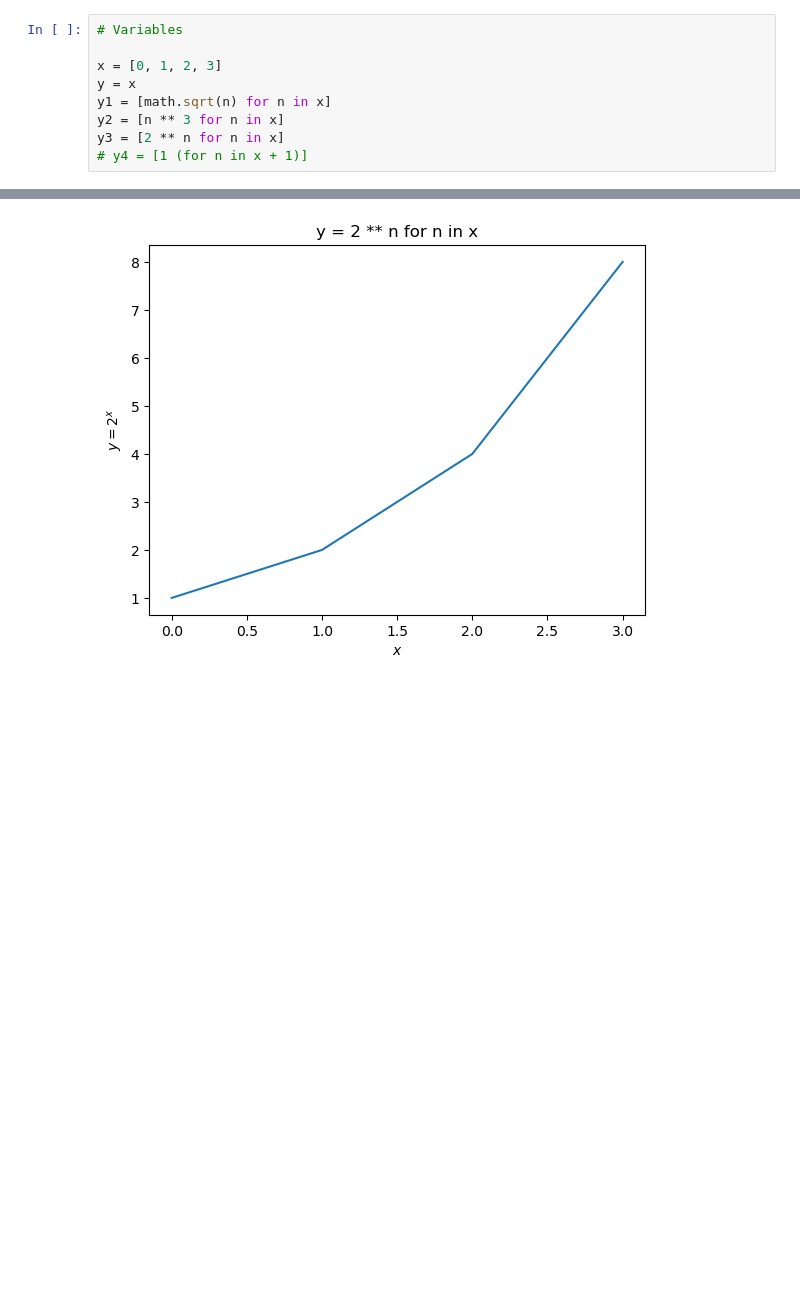
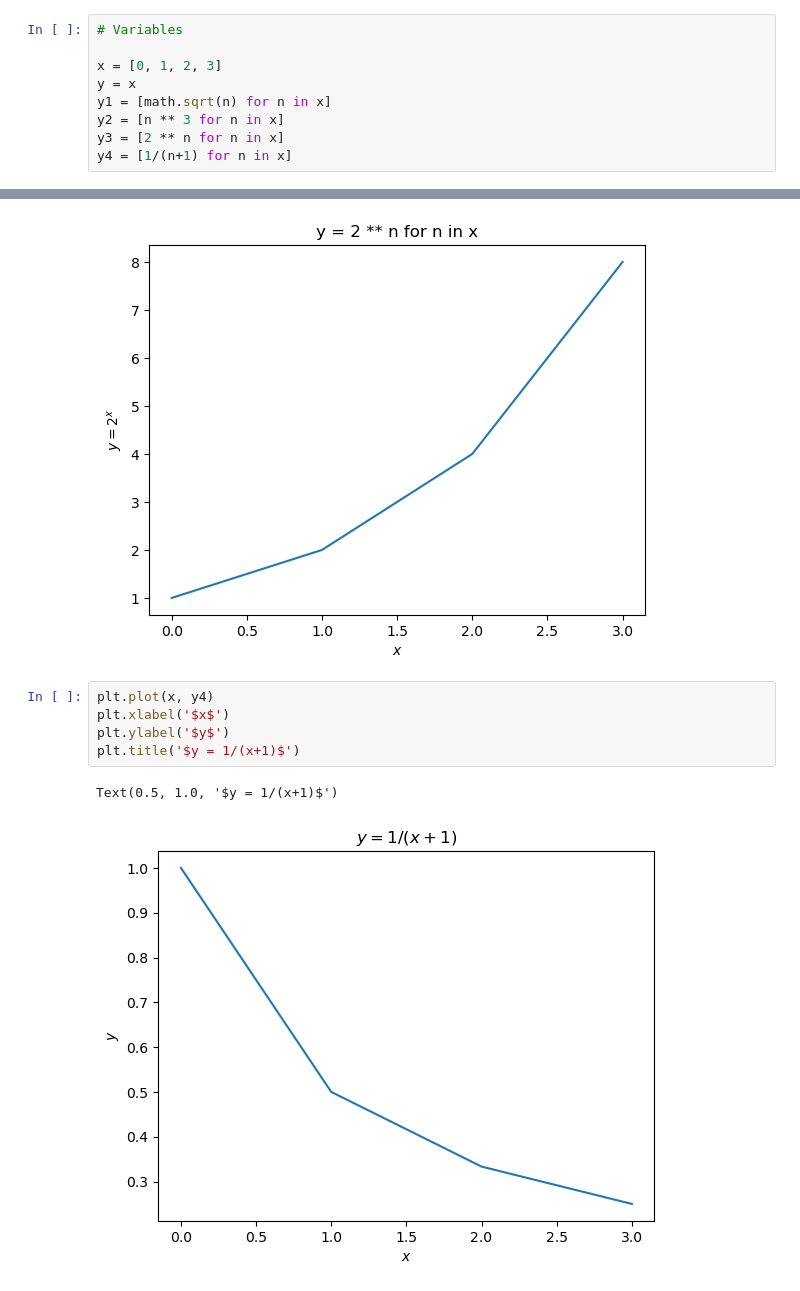
Before and after one commit to rob-casey/numpy-pandas-visualization-exercises, a Jupyter notebook: matplotlib_exercises.ipynb, the cells around one changed output, grey strips where cells are left out. Cells and saved outputs as stored; diff of their text form; blank space fills up the shorter version.

```diff
--- a/matplotlib_exercises.ipynb
+++ b/matplotlib_exercises.ipynb
@@ -41,4 +41,4 @@ y = x
 y1 = [math.sqrt(n) for n in x]
 y2 = [n ** 3 for n in x]
 y3 = [2 ** n for n in x]
-# y4 = [1 (for n in x + 1)]
+y4 = [1/(n+1) for n in x]
@@ -78,3 +68,11 @@ plt.title('y = 2 ** n for n in x')
 # %% [output]
 Text(0.5, 1.0, 'y = 2 ** n for n in x')
 [figure]
+# %%
+plt.plot(x, y4)
+plt.xlabel('$x$')
+plt.ylabel('$y$')
+plt.title('$y = 1/(x+1)$')
+# %% [output]
+Text(0.5, 1.0, '$y = 1/(x+1)$')
+[figure, added]
```
Also changed, not shown: parts of 5 cells of this notebook, 3 other files.
